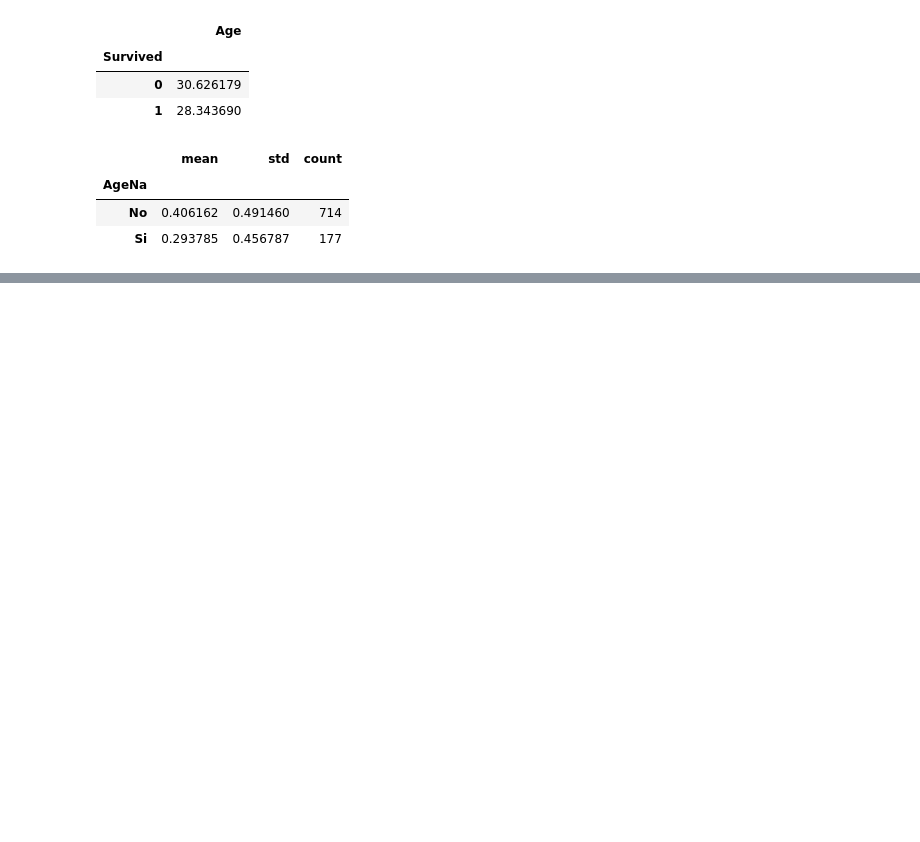
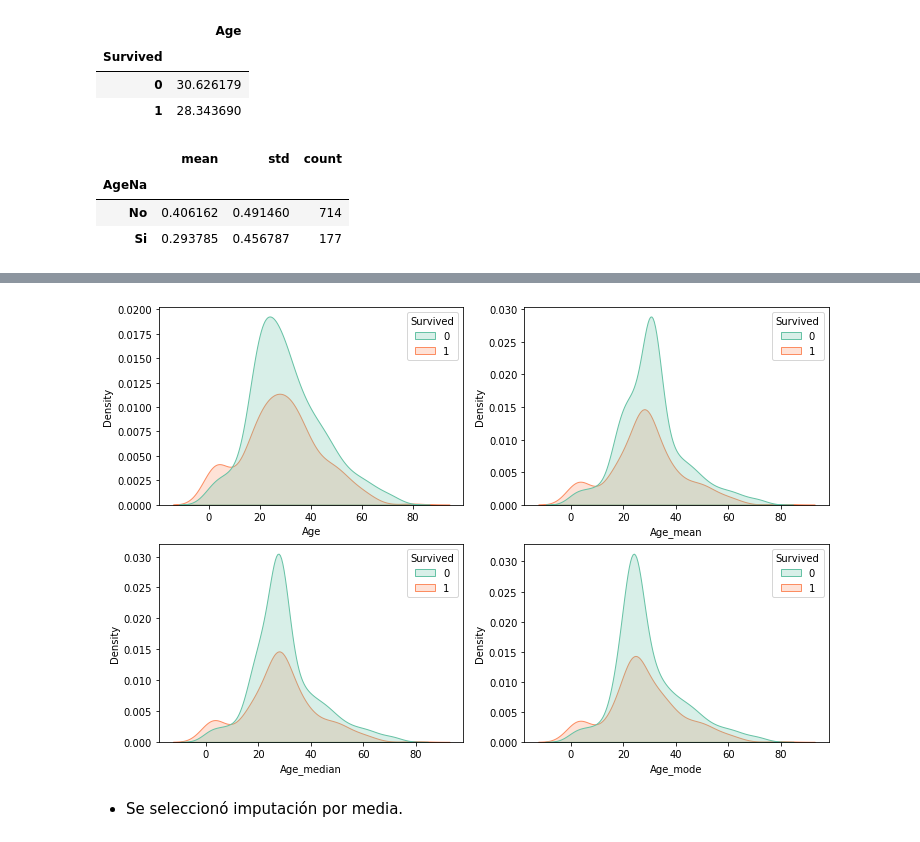
Before and after one commit to andrear17/Laboratorio2-PD, a Jupyter notebook: Lab2.ipynb, the cells around one changed output, grey strips where cells are left out. Drawn from its saved outputs; the diff is of its cells as text; code cells hidden in the pictures; blank space fills up the shorter version.

```diff
--- a/Lab2.ipynb
+++ b/Lab2.ipynb
@@ -137,0 +214,19 @@ plt.show()
+# %%
+fig = plt.figure(figsize=(12, 8))
+ax1 = fig.add_subplot(221)
+ax2 = fig.add_subplot(222)
+ax3 = fig.add_subplot(223)
+ax4 = fig.add_subplot(224)
+sns.kdeplot(df['Age'], shade=True, hue=df.Survived, ax=ax1)
+sns.kdeplot(df['Age_mean'], shade=True, hue=df.Survived, ax=ax2)
+sns.kdeplot(df['Age_median'], shade=True, hue=df.Survived, ax=ax3)
+sns.kdeplot(df['Age_mode'], shade=True, hue=df.Survived, ax=ax4)
+#ax1.title.set_text('Age OG')
+#ax2.title.set_text('Mean')
+#ax3.title.set_text('Third Plot')
+#ax4.title.set_text('Fourth Plot')
+plt.show()
+# %% [output]
+[figure, added]
+# %% [markdown]
+* Se seleccionó imputación por media.
```
Also changed, not shown: parts of 22 cells of this notebook.
